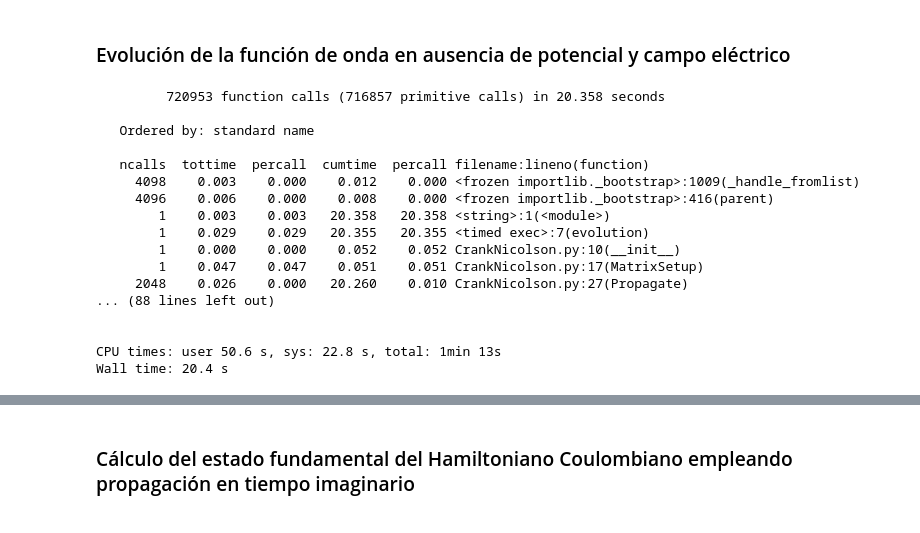
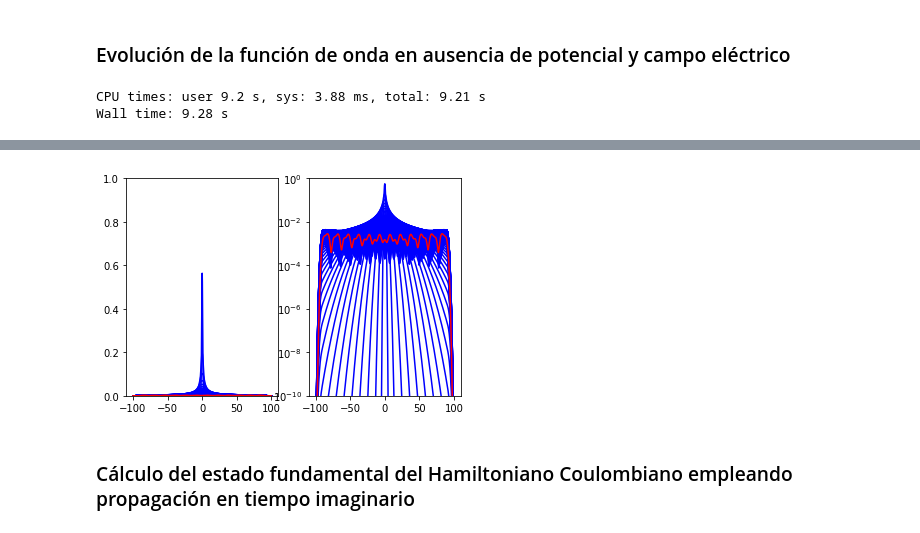
Before and after one commit to rmhsik/TFG, a Jupyter notebook: tfg/3-10-19.ipynb, the cells around one changed output, grey strips where cells are left out. Saved outputs shown, nothing was run; the diff lists cells and outputs as text; code cells hidden in the pictures.

```diff
--- a/tfg/3-10-19.ipynb
+++ b/tfg/3-10-19.ipynb
@@ -127,25 +135,11 @@ def evolution():
 #axlo.set_yscale('log')
 
 #plt.show()
-cProfile.run('evolution()')
+#Profile.run('evolution()')
+psiArray = evolution()
 # %% [output]
-         720953 function calls (716857 primitive calls) in 20.358 seconds
-
-   Ordered by: standard name
-
-   ncalls  tottime  percall  cumtime  percall filename:lineno(function)
-     4098    0.003    0.000    0.012    0.000 <frozen importlib._bootstrap>:1009(_handle_fromlist)
-     4096    0.006    0.000    0.008    0.000 <frozen importlib._bootstrap>:416(parent)
-        1    0.003    0.003   20.358   20.358 <string>:1(<module>)
-        1    0.029    0.029   20.355   20.355 <timed exec>:7(evolution)
-        1    0.000    0.000    0.052    0.052 CrankNicolson.py:10(__init__)
-        1    0.047    0.047    0.051    0.051 CrankNicolson.py:17(MatrixSetup)
-     2048    0.026    0.000   20.260    0.010 CrankNicolson.py:27(Propagate)
-... (88 lines left out)
-
-
-CPU times: user 50.6 s, sys: 22.8 s, total: 1min 13s
-Wall time: 20.4 s
+CPU times: user 9.2 s, sys: 3.88 ms, total: 9.21 s
+Wall time: 9.28 s
 # %%
 fig = plt.figure();
 axli = fig.add_subplot(121);
@@ -153,7 +147,10 @@ axlo = fig.add_subplot(122);
 axli.set_ylim(0,1.0)
 axlo.set_ylim(1E-10,1.0)
 
-for i in PsiArray
+for i in psiArray:
+    WF.psi = i
+    axli.plot(x,WF.P(),'b'); #Representamos el estado  (lineal)
+    axlo.plot(x,WF.P(),'b'); #Representamos el estado  (logarítmico)
 
 axli.plot(x,WF.P(),'r'); #Representamos el estado final (lineal)
 axlo.plot(x,WF.P(),'r'); #Representamos el estado final (logarítmico)
@@ -165,3 +161,4 @@ SyntaxError: invalid syntax (<ipython-input-16-900e17a5b876>, line 7)
+[figure, added]
 # %% [markdown]
 <h3>Cálculo del estado fundamental del Hamiltoniano Coulombiano empleando propagación en tiempo imaginario
 # %% [markdown]
```
Also changed, not shown: parts of 19 cells of this notebook, 15 other files.
